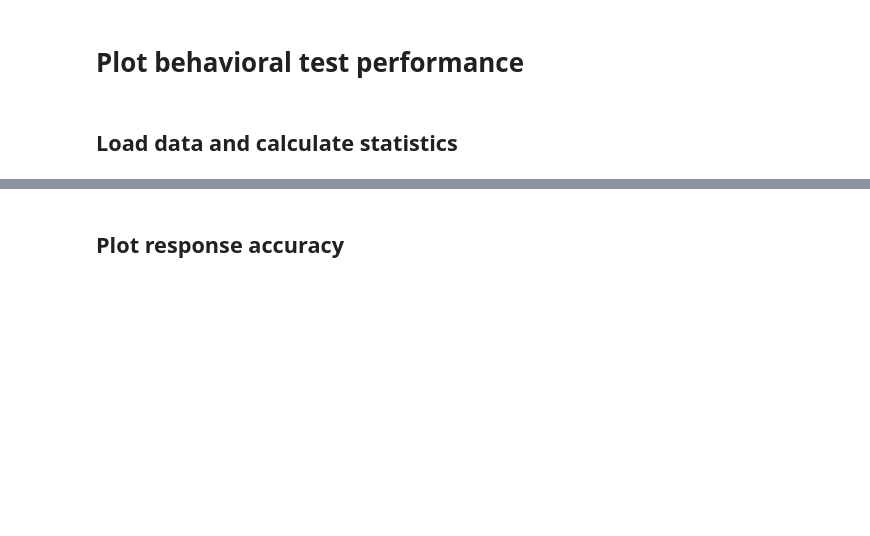
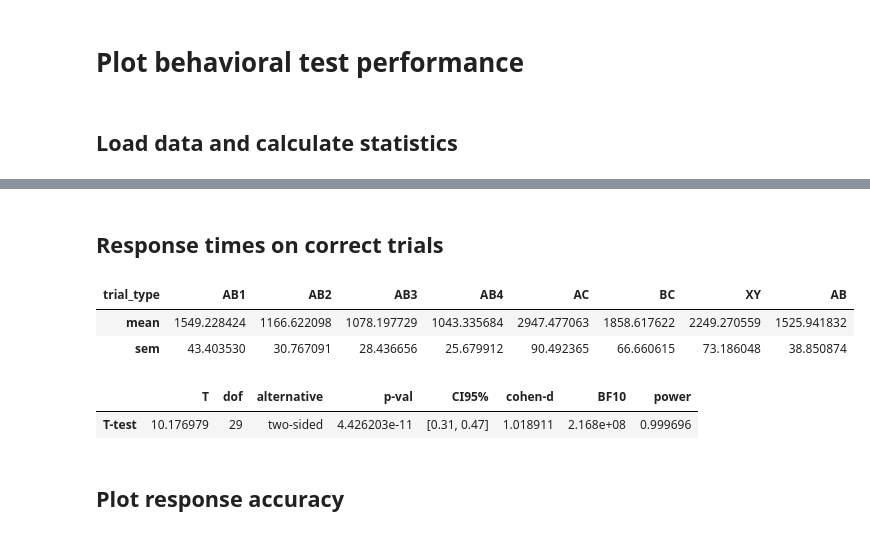
Before and after one commit to prestonlab/bender_study, a Jupyter notebook: jupyter/plot_behav.ipynb, the cells around one changed output, grey strips where cells are left out. Saved outputs shown, nothing was run; the diff lists cells and outputs as text; code cells hidden in the pictures; blank space fills up the shorter version.

```diff
--- a/jupyter/plot_behav.ipynb
+++ b/jupyter/plot_behav.ipynb
@@ -47,3 +84,18 @@ m.head(8)
+# %% [markdown]
+## Response times on correct trials
+# %%
+rp = m['correct_rt'].unstack('trial_type')
+(rp * 1000).agg(['mean', 'sem'])
+# %% [output]
+| trial_type | AB1 | AB2 | AB3 | AB4 | AC | BC | XY | AB |
+| mean | 1549.228424 | 1166.622098 | 1078.197729 | 1043.335684 | 2947.477063 | 1858.617622 | 2249.270559 | 1525.941832 |
+| sem | 43.403530 | 30.767091 | 28.436656 | 25.679912 | 90.492365 | 66.660615 | 73.186048 | 38.850874 |
+# %%
+# BC vs. XY
+pg.ttest(rp['XY'], rp['BC'], paired=True)
+# %% [output]
+|  | T | dof | alternative | p-val | CI95% | cohen-d | BF10 | power |
+| T-test | 10.176979 | 29 | two-sided | 4.426203e-11 | [0.31, 0.47] | 1.018911 | 2.168e+08 | 0.999696 |
 # %% [markdown]
 ## Plot response accuracy
 # %%
```
Also changed, not shown: parts of 11 cells of this notebook.
